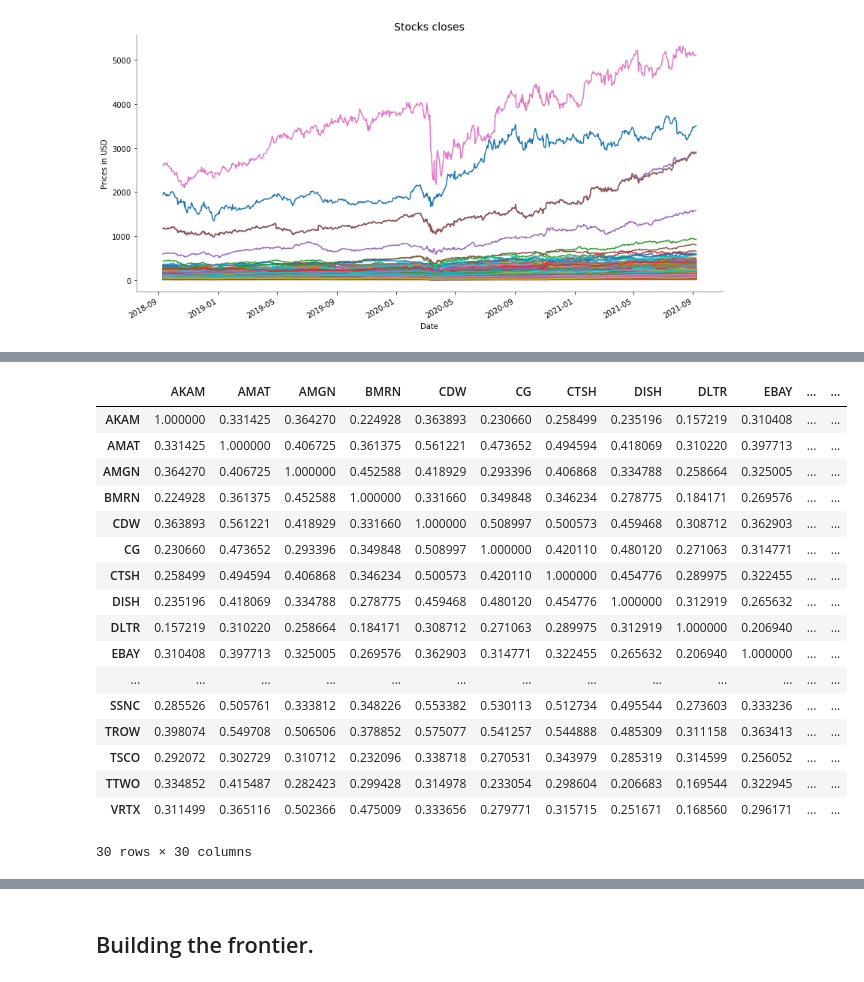
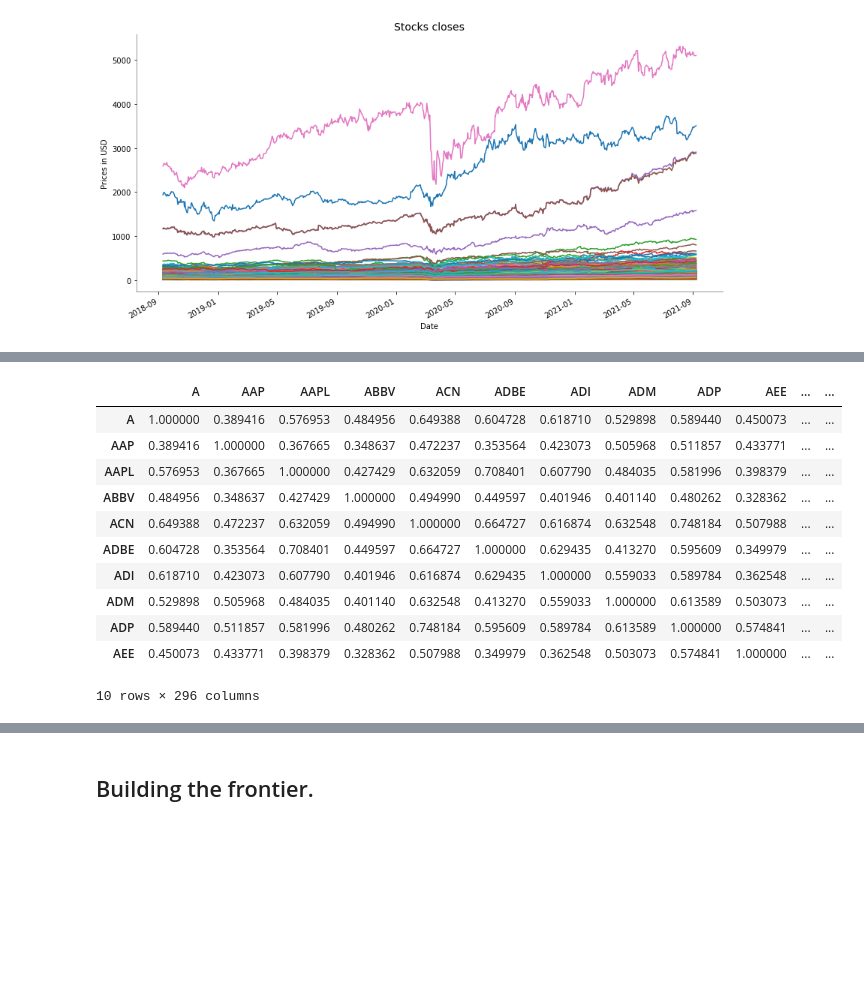
Before and after one commit to bmanica/Factset_Learning_PA, a Jupyter notebook: Optimal_portfolio_selection.ipynb, the cells around one changed output, grey strips where cells are left out. Drawn from its saved outputs; the diff is of its cells as text; code cells hidden in the pictures; blank space fills up the shorter version.

```diff
--- a/Optimal_portfolio_selection.ipynb
+++ b/Optimal_portfolio_selection.ipynb
@@ -35,9 +35,8 @@ import matplotlib.pyplot as plt
 %matplotlib inline
 # %%
 ### Get the tickers we're interested in. Let's take a random sample of 400 tickers from S&P 500.
-np.random.seed(5555)
 tickers = pd.DataFrame(si.tickers_sp500(),
-                       columns=['Stock']).sample(n=400)
+                       columns=['Stock'])
 tickers.head(10)
 # %% [output]
 |  | Stock |
@@ -165,7 +148,7 @@ eda.dqr(closes)
 ### Get the tickers with missing values, this tickers won't be useful for us.
 missing_values = eda.dqr(closes)['missing_values']
 
-missing_prices = {missing_values.index[i]:i for i in missing_values}
+missing_prices = {j:i for i,j in zip(missing_values, missing_values.index) if i > 0}
 
 print('The tickers with missing values are: ')
 missing_prices
@@ -177,0 +160,6 @@ KeyboardInterrupt:
+# %%
+### Let's drop the tickers that won't be useful.
+tickers_to_drop = [i for i in missing_prices.keys()]
+
+closes_final = closes.drop(tickers_to_drop, axis=1)
+closes_final.head(10)
@@ -178,6 +180,6 @@ KeyboardInterrupt:
 # %%
 ### Let´s calculate the returns.
-ret = closes.pct_change()
+ret = closes_final.pct_change().dropna()
 ret.head(10)
 # %% [output]
 |  | A | AAP | AAPL | ABBV | ACN | ADBE | ADI | ADM | ADP | AEE | ... | ... |
@@ -211,25 +215,19 @@ plt.gca().spines["left"].set_alpha(0.5);
 # %%
 ### Correlation matrix.
 corr = ret.corr()
-corr
+corr.head(10)
 # %% [output]
-|  | AKAM | AMAT | AMGN | BMRN | CDW | CG | CTSH | DISH | DLTR | EBAY | ... | ... |
-| AKAM | 1.000000 | 0.331425 | 0.364270 | 0.224928 | 0.363893 | 0.230660 | 0.258499 | 0.235196 | 0.157219 | 0.310408 | ... | ... |
-| AMAT | 0.331425 | 1.000000 | 0.406725 | 0.361375 | 0.561221 | 0.473652 | 0.494594 | 0.418069 | 0.310220 | 0.397713 | ... | ... |
-| AMGN | 0.364270 | 0.406725 | 1.000000 | 0.452588 | 0.418929 | 0.293396 | 0.406868 | 0.334788 | 0.258664 | 0.325005 | ... | ... |
-| BMRN | 0.224928 | 0.361375 | 0.452588 | 1.000000 | 0.331660 | 0.349848 | 0.346234 | 0.278775 | 0.184171 | 0.269576 | ... | ... |
-| CDW | 0.363893 | 0.561221 | 0.418929 | 0.331660 | 1.000000 | 0.508997 | 0.500573 | 0.459468 | 0.308712 | 0.362903 | ... | ... |
-| CG | 0.230660 | 0.473652 | 0.293396 | 0.349848 | 0.508997 | 1.000000 | 0.420110 | 0.480120 | 0.271063 | 0.314771 | ... | ... |
-| CTSH | 0.258499 | 0.494594 | 0.406868 | 0.346234 | 0.500573 | 0.420110 | 1.000000 | 0.454776 | 0.289975 | 0.322455 | ... | ... |
-| DISH | 0.235196 | 0.418069 | 0.334788 | 0.278775 | 0.459468 | 0.480120 | 0.454776 | 1.000000 | 0.312919 | 0.265632 | ... | ... |
-| DLTR | 0.157219 | 0.310220 | 0.258664 | 0.184171 | 0.308712 | 0.271063 | 0.289975 | 0.312919 | 1.000000 | 0.206940 | ... | ... |
-| EBAY | 0.310408 | 0.397713 | 0.325005 | 0.269576 | 0.362903 | 0.314771 | 0.322455 | 0.265632 | 0.206940 | 1.000000 | ... | ... |
-| ... | ... | ... | ... | ... | ... | ... | ... | ... | ... | ... | ... | ... |
-| SSNC | 0.285526 | 0.505761 | 0.333812 | 0.348226 | 0.553382 | 0.530113 | 0.512734 | 0.495544 | 0.273603 | 0.333236 | ... | ... |
-| TROW | 0.398074 | 0.549708 | 0.506506 | 0.378852 | 0.575077 | 0.541257 | 0.544888 | 0.485309 | 0.311158 | 0.363413 | ... | ... |
-| TSCO | 0.292072 | 0.302729 | 0.310712 | 0.232096 | 0.338718 | 0.270531 | 0.343979 | 0.285319 | 0.314599 | 0.256052 | ... | ... |
-| TTWO | 0.334852 | 0.415487 | 0.282423 | 0.299428 | 0.314978 | 0.233054 | 0.298604 | 0.206683 | 0.169544 | 0.322945 | ... | ... |
-| VRTX | 0.311499 | 0.365116 | 0.502366 | 0.475009 | 0.333656 | 0.279771 | 0.315715 | 0.251671 | 0.168560 | 0.296171 | ... | ... |
+|  | A | AAP | AAPL | ABBV | ACN | ADBE | ADI | ADM | ADP | AEE | ... | ... |
+| A | 1.000000 | 0.389416 | 0.576953 | 0.484956 | 0.649388 | 0.604728 | 0.618710 | 0.529898 | 0.589440 | 0.450073 | ... | ... |
+| AAP | 0.389416 | 1.000000 | 0.367665 | 0.348637 | 0.472237 | 0.353564 | 0.423073 | 0.505968 | 0.511857 | 0.433771 | ... | ... |
+| AAPL | 0.576953 | 0.367665 | 1.000000 | 0.427429 | 0.632059 | 0.708401 | 0.607790 | 0.484035 | 0.581996 | 0.398379 | ... | ... |
+| ABBV | 0.484956 | 0.348637 | 0.427429 | 1.000000 | 0.494990 | 0.449597 | 0.401946 | 0.401140 | 0.480262 | 0.328362 | ... | ... |
+| ACN | 0.649388 | 0.472237 | 0.632059 | 0.494990 | 1.000000 | 0.664727 | 0.616874 | 0.632548 | 0.748184 | 0.507988 | ... | ... |
+| ADBE | 0.604728 | 0.353564 | 0.708401 | 0.449597 | 0.664727 | 1.000000 | 0.629435 | 0.413270 | 0.595609 | 0.349979 | ... | ... |
+| ADI | 0.618710 | 0.423073 | 0.607790 | 0.401946 | 0.616874 | 0.629435 | 1.000000 | 0.559033 | 0.589784 | 0.362548 | ... | ... |
+| ADM | 0.529898 | 0.505968 | 0.484035 | 0.401140 | 0.632548 | 0.413270 | 0.559033 | 1.000000 | 0.613589 | 0.503073 | ... | ... |
+| ADP | 0.589440 | 0.511857 | 0.581996 | 0.480262 | 0.748184 | 0.595609 | 0.589784 | 0.613589 | 1.000000 | 0.574841 | ... | ... |
+| AEE | 0.450073 | 0.433771 | 0.398379 | 0.328362 | 0.507988 | 0.349979 | 0.362548 | 0.503073 | 0.574841 | 1.000000 | ... | ... |
-30 rows × 30 columns
+10 rows × 296 columns
 # %%
 ### Let's calculate our anual returns and our anual std. deviation for every asset.
```
Also changed, not shown: parts of 31 cells of this notebook.
